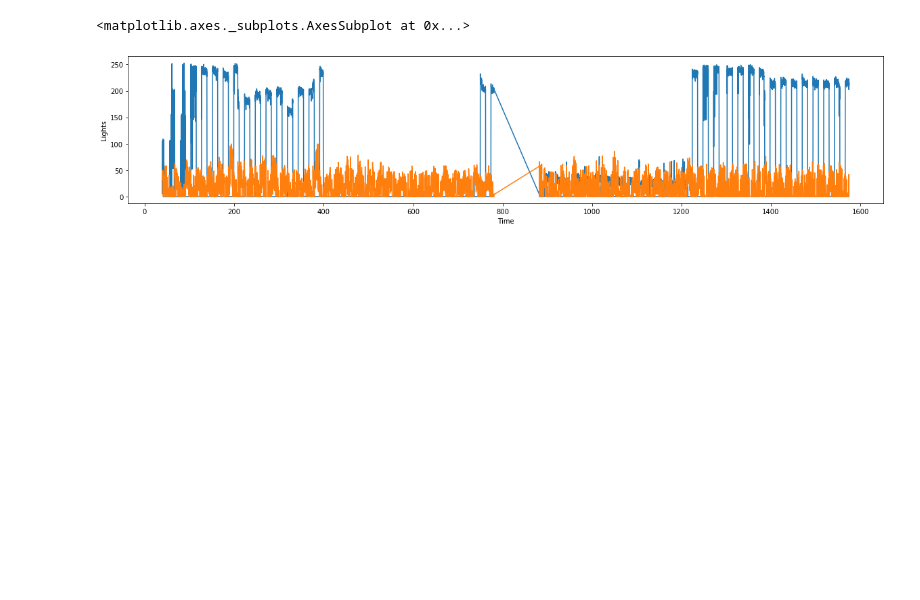
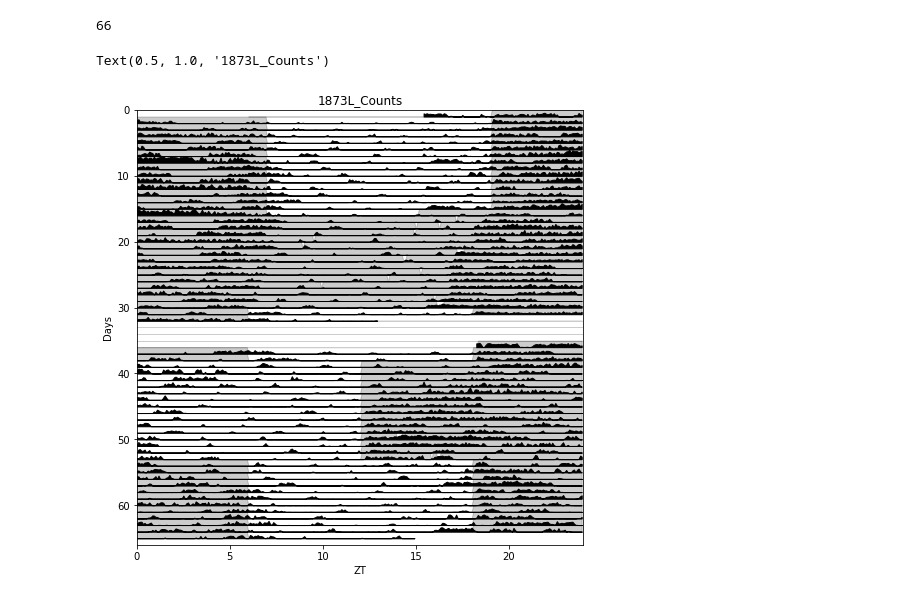
Before and after one commit to etwang/circadian, a Jupyter notebook: basic_clock.ipynb, the cells around one changed output. Drawn from its saved outputs; the diff is of its cells as text; code cells hidden in the pictures; blank space fills up the shorter version.

```diff
--- a/basic_clock.ipynb
+++ b/basic_clock.ipynb
@@ -4,4 +4,8 @@ import pandas as pd
 import pylab as plt
 import seaborn as sns
 
-df = pd.read_csv('1873L_Counts.csv', skiprows=3)
+file = '1873L_Counts.csv'
+df = pd.read_csv(file, skiprows=3)
+
+df['Time'] = df['Day'] * 24 + df['Hr'] + df['Min'] / 60
+print(df)
@@ -11,8 +27,29 @@ print(df)
-# %%
-# Plot the data
-plt.figure(figsize=(20, 4))
-sns.lineplot(data=df, x='Time', y='Lights')
-sns.lineplot(data=df, x='Time', y='Cnts/min')
-# %% [output]
-<matplotlib.axes._subplots.AxesSubplot at 0x...>
-[figure, removed]
+# %%
+# Plot the data
+# Plot each day at a time
+ndays = int(plt.ceil(df['Time'].max() / 24))
+print(ndays)
+
+# Iterate through each day.
+plt.figure(figsize=(8, 8))
+
+for i in range(ndays):
+    subset = df[(df['Time']>=(i * 24)) & (df['Time'] < ((i + 1) * 24))]
+    x = subset['Time'] - i * 24
+    y = subset['Cnts/min']
+    l = plt.zeros((subset.shape[0]))
+    l[subset['Lights'] == 0] = 1
+    plt.fill_between(x, i, i - l, color='k', alpha=.2)
+    plt.fill_between(x, i, i - y/100, color='k')
+
+
+plt.xlim(0, 24)
+plt.ylim(ndays, 0)
+plt.xlabel('ZT')
+plt.ylabel('Days')
+plt.yticks(plt.arange(0, ndays, 10))
+plt.title(file.split(".")[0])
+# %% [output]
+66
+Text(0.5, 1.0, '1873L_Counts')
+[figure, added]
```
Also changed, not shown: parts of 2 cells of this notebook.
